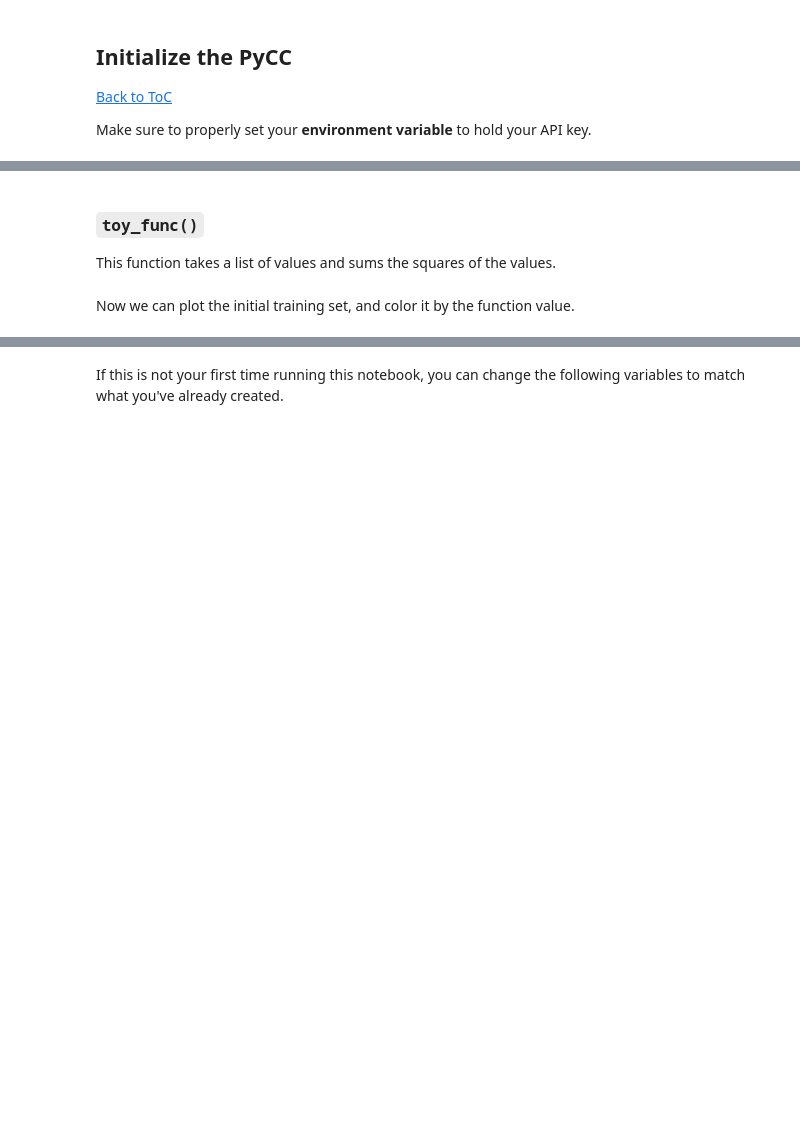
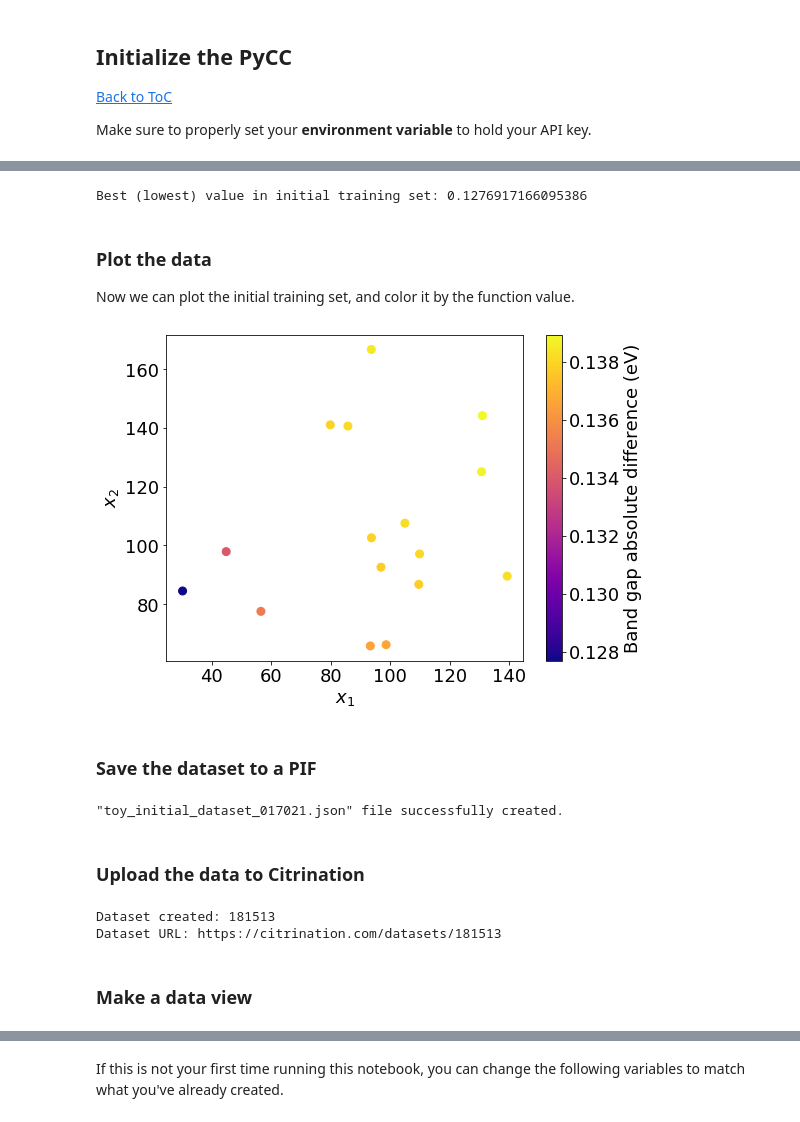
Before and after one commit to CitrineInformatics/learn-citrination, a Jupyter notebook: citrination_api_examples/clients_sequence/5_sequential_learning_api_tutorial.ipynb, the cells around one changed output, grey strips where cells are left out. Cells and saved outputs as stored; diff of their text form; code cells hidden in the pictures; blank space fills up the shorter version.

```diff
--- a/citrination_api_examples/clients_sequence/5_sequential_learning_api_tutorial.ipynb
+++ b/citrination_api_examples/clients_sequence/5_sequential_learning_api_tutorial.ipynb
@@ -75,3 +84,0 @@ In a real example, we could minimize or maximize any output: compressive strengt
-# %% [markdown]
-### `toy_func()`
-This function takes a list of values and sums the squares of the values.
@@ -81,40 +85,61 @@ def toy_func(inputs):
+# %%
+# A toy function to generate "ground truth measurements"
+def bandgap_diff(radii, target=1.9, bulk_bg=1.76):     # Close-to-actual values for CdSe nano band gaps
+    nano_bg = bulk_bg + sum(10/(r**2) for r in radii)  # the last term here comes from particle-in-a-box-like energy
+    return abs(target - nano_bg)   # get how close you are to the target
 # %%
-# Generate random inputs and outputs
-toy_x = [np.random.normal(loc=3.0, scale=1.0, size=(1, 2))[0] for x in range(20)]
-toy_y = [toy_func(x) for x in toy_x]
+# Generate random initial inputs and outputs
+toy_x = [np.random.normal(loc=100.0, scale=30.0, size=(1, 2))[0] for x in range(16)]
+toy_y = [bandgap_diff(x) for x in toy_x]
 
 initial_best_measured_value = min(toy_y)
 
 print("Best (lowest) value in initial training set: {}".format(initial_best_measured_value))
+# %% [output]
+Best (lowest) value in initial training set: 0.1276917166095386
 # %% [markdown]
+### Plot the data
 Now we can plot the initial training set, and color it by the function value.
 # %%
 # Plot initial training set, colored by toy function values
 plt.rcParams.update({'figure.figsize':(8, 6), 'font.size':18, 'lines.markersize':8})
 plt.scatter(np.array(toy_x)[:,0], np.array(toy_x)[:,1],
             c=toy_y, cmap=plt.cm.plasma)
-plt.colorbar(label='toy function value')
+plt.colorbar(label='Band gap absolute difference (eV)')
 plt.xlabel(r'$x_1$')
 plt.ylabel(r'$x_2$')
-plt.xlim(-5,5)
-plt.ylim(-5,5)
 plt.show()
+# %% [output]
+[figure, added]
+# %% [markdown]
+### Save the dataset to a PIF
 # %%
 # Write a PIF JSON dataset file
-random_string = str(uuid.uuid4())[:6]
+random_string = str(uuid4())[:6]
 output_file = 'toy_initial_dataset_{}.json'.format(random_string)
-write_dataset_from_func(toy_func, output_file, toy_x)
+write_dataset_from_func(test_function=bandgap_diff,
+                        filename=output_file,
+                        input_vals=toy_x)
+# %% [output]
+"toy_initial_dataset_017021.json" file successfully created.
+# %% [markdown]
+### Upload the data to Citrination
 # %%
 # Make a dataset, upload to Citrination, return/print the ID
 dataset_name = output_file.split('.')[0]
 dataset_id = upload_data_and_get_id(
-    client,
-    dataset_name,
-    output_file,
-    create_new_version=True,
-)
+    client=client,
+    dataset_name=dataset_name,
+    dataset_local_fpath=output_file,
+    create_new_version=True)
+
 print("Dataset created: {}".format(dataset_id))
 print("Dataset URL: {}/datasets/{}".format(site, dataset_id))
+# %% [output]
+Dataset created: 181513
+Dataset URL: https://citrination.com/datasets/181513
+# %% [markdown]
+### Make a data view
 # %%
 # Make a data view on Citrination, return/print the ID
 view_name = 'toy_view_{}'.format(random_string)
```
Also changed, not shown: parts of 8 cells of this notebook, 12 other files.
